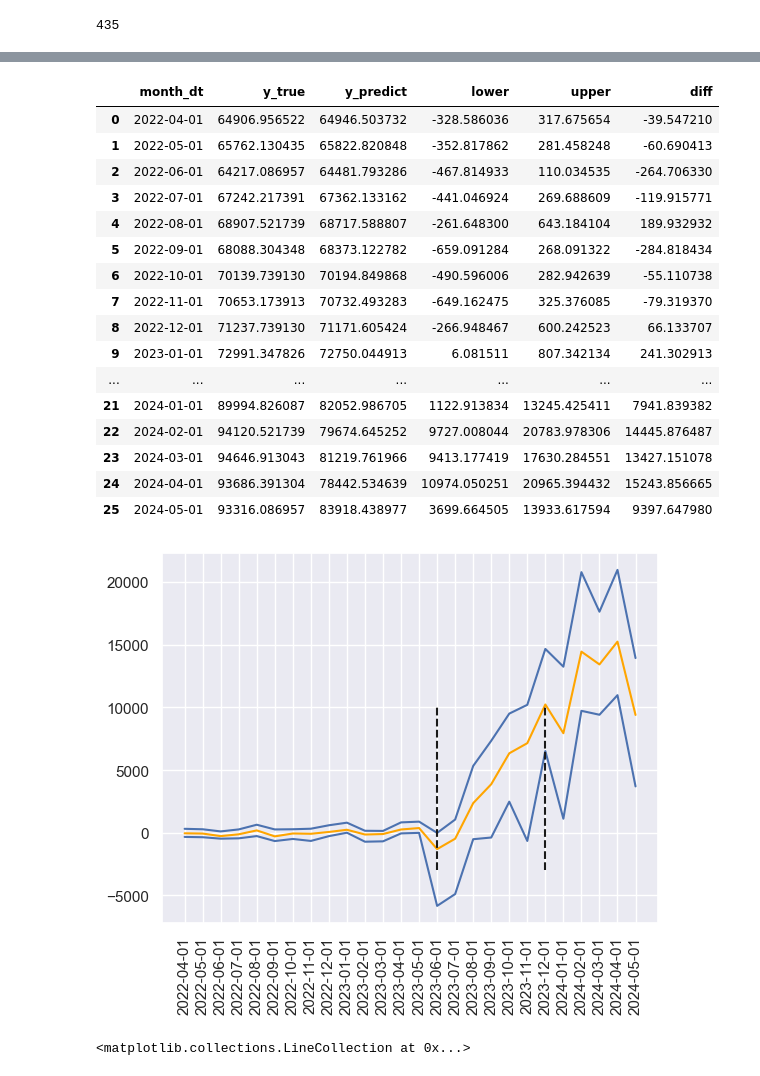
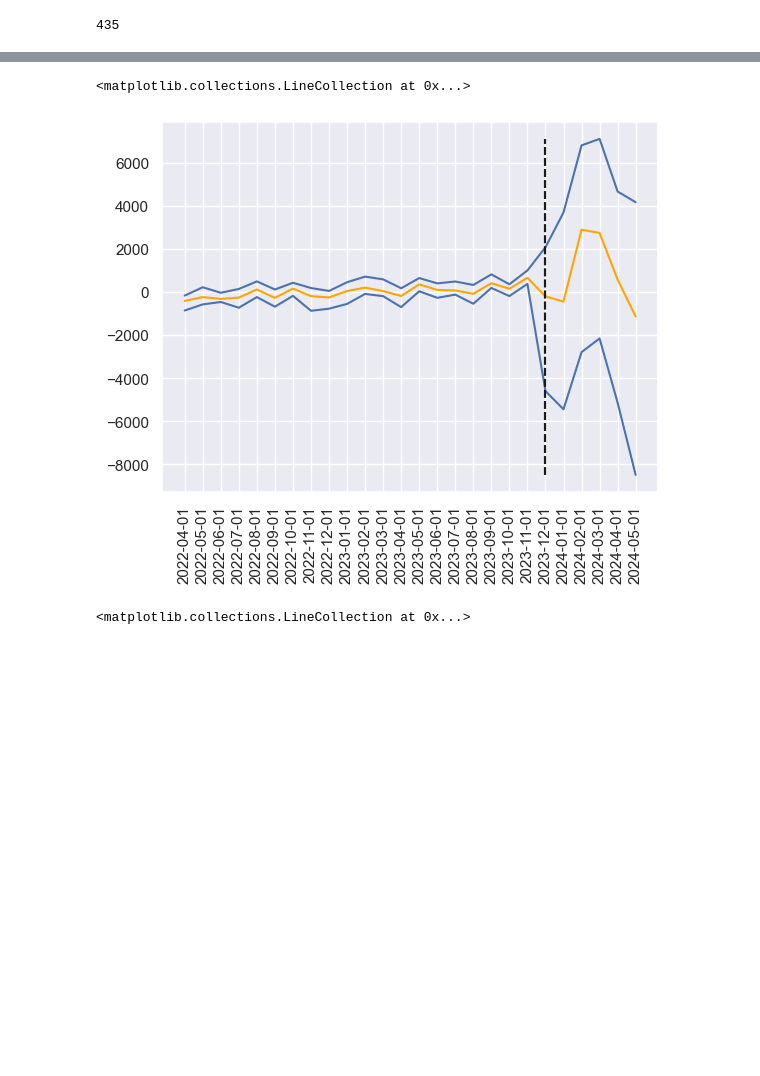
Before and after one commit to xan-d-or/mortgage_project_2024, a Jupyter notebook: bootstrap_estimation.ipynb, the cells around one changed output, grey strips where cells are left out. Drawn from its saved outputs; the diff is of its cells as text; code cells hidden in the pictures; blank space fills up the shorter version.

```diff
--- a/bootstrap_estimation.ipynb
+++ b/bootstrap_estimation.ipynb
@@ -239,33 +214,16 @@ data
 # %%
-#Плацебо тест на претренде
-t_treatment= '2023-06-01'
-data = synth_ci_new(df, t_treatment= t_treatment, trend=True)
+#Эффект воздействия, если обучаться на всём претренде
+t_treatment= '2023-12-01'
+data = synth_ci_new(df, 2e2, t_treatment= t_treatment, trend=True, dummies=True)
 data['diff'] = data['y_true'] - data['y_predict']
 plt.plot(data['month_dt'], data['diff'], color = 'orange')
 plt.xticks(rotation =90)
 plt.plot(data['month_dt'], data['upper'], color = 'b')
 plt.plot(data['month_dt'], data['lower'], color = 'b')
-plt.vlines(x = ['2023-12-01', t_treatment], ymin = -3000, ymax = 10000, colors='k', linestyles='--')
-data
+plt.vlines(x = ['2023-12-01', t_treatment], ymin = data['lower'].min(), ymax = data['upper'].max(), colors='k', linestyles='--')
 # %% [output]
-|  | month_dt | y_true | y_predict | lower | upper | diff |
-| 0 | 2022-04-01 | 64906.956522 | 64946.503732 | -328.586036 | 317.675654 | -39.547210 |
-| 1 | 2022-05-01 | 65762.130435 | 65822.820848 | -352.817862 | 281.458248 | -60.690413 |
-| 2 | 2022-06-01 | 64217.086957 | 64481.793286 | -467.814933 | 110.034535 | -264.706330 |
-| 3 | 2022-07-01 | 67242.217391 | 67362.133162 | -441.046924 | 269.688609 | -119.915771 |
-| 4 | 2022-08-01 | 68907.521739 | 68717.588807 | -261.648300 | 643.184104 | 189.932932 |
-| 5 | 2022-09-01 | 68088.304348 | 68373.122782 | -659.091284 | 268.091322 | -284.818434 |
-| 6 | 2022-10-01 | 70139.739130 | 70194.849868 | -490.596006 | 282.942639 | -55.110738 |
-| 7 | 2022-11-01 | 70653.173913 | 70732.493283 | -649.162475 | 325.376085 | -79.319370 |
-| 8 | 2022-12-01 | 71237.739130 | 71171.605424 | -266.948467 | 600.242523 | 66.133707 |
-| 9 | 2023-01-01 | 72991.347826 | 72750.044913 | 6.081511 | 807.342134 | 241.302913 |
-| ... | ... | ... | ... | ... | ... | ... |
-| 21 | 2024-01-01 | 89994.826087 | 82052.986705 | 1122.913834 | 13245.425411 | 7941.839382 |
-| 22 | 2024-02-01 | 94120.521739 | 79674.645252 | 9727.008044 | 20783.978306 | 14445.876487 |
-| 23 | 2024-03-01 | 94646.913043 | 81219.761966 | 9413.177419 | 17630.284551 | 13427.151078 |
-| 24 | 2024-04-01 | 93686.391304 | 78442.534639 | 10974.050251 | 20965.394432 | 15243.856665 |
-| 25 | 2024-05-01 | 93316.086957 | 83918.438977 | 3699.664505 | 13933.617594 | 9397.647980 |
+<matplotlib.collections.LineCollection at 0x...>
-[figure, old version]
+[figure, new version]
 # %%
 #Плацебо тест на претренде
 t_treatment= '2023-06-01'
```
Also changed, not shown: parts of 4 cells of this notebook.
